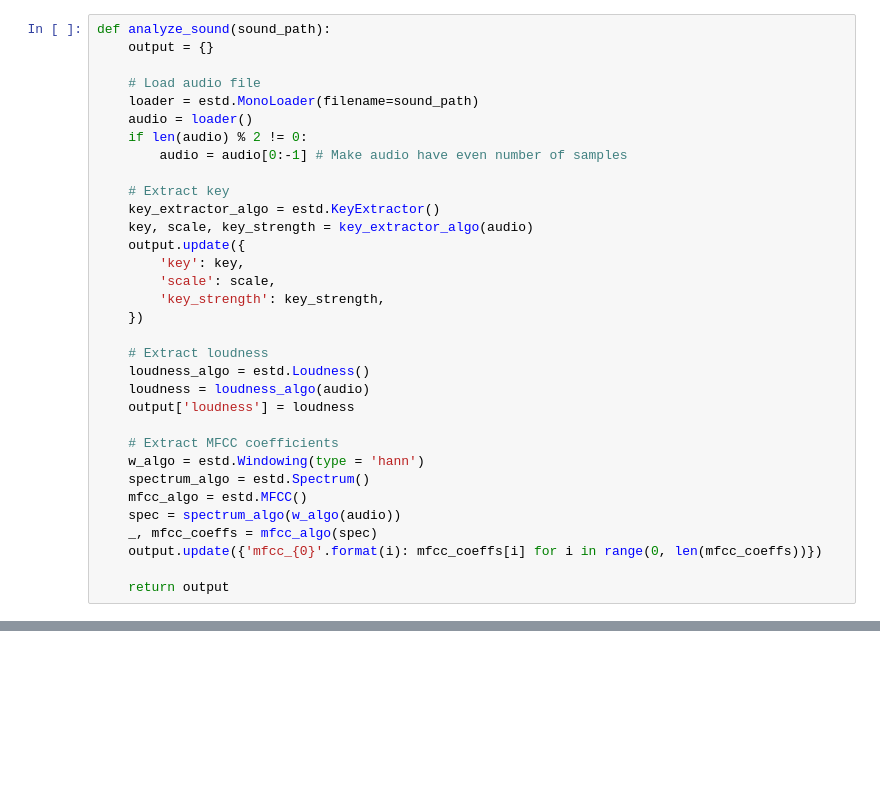
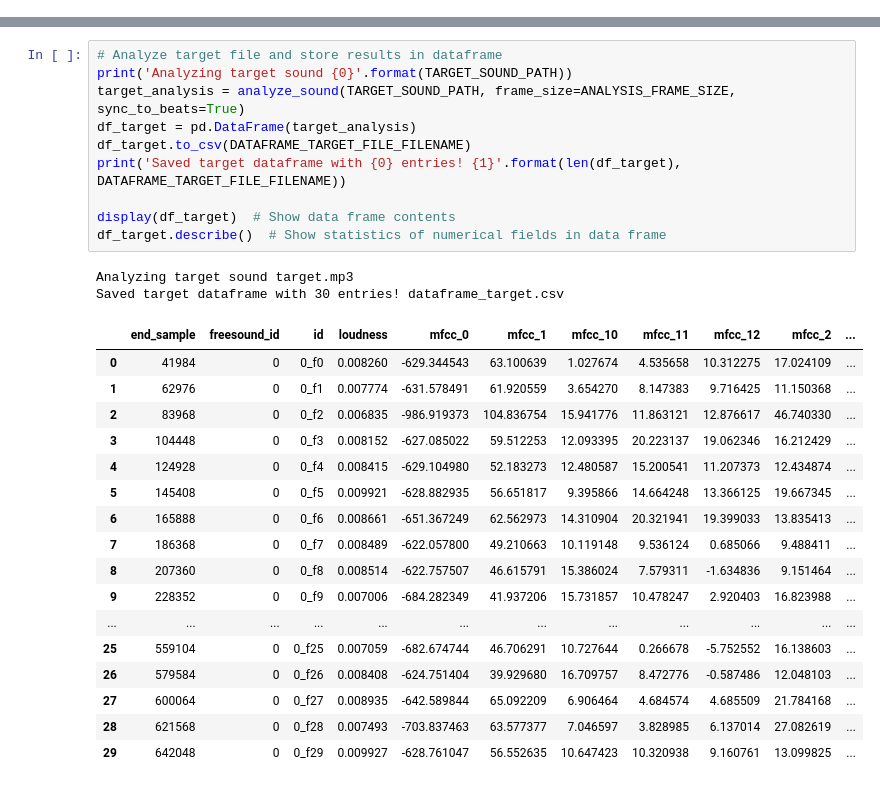
Before and after one commit to ffont/amplab-freesound, a Jupyter notebook: AMPLAB - Analyze dataset.ipynb, the cells around one changed output, grey strips where cells are left out. Drawn from its saved outputs; the diff is of its cells as text; blank space fills up the shorter version.

```diff
--- a/AMPLAB - Analyze dataset.ipynb
+++ b/AMPLAB - Analyze dataset.ipynb
@@ -10,33 +14,0 @@ DATASET_FILENAME = 'dataset.csv'
-# %%
-def analyze_sound(sound_path):
-    output = {}
-
-    # Load audio file
-    loader = estd.MonoLoader(filename=sound_path)
-    audio = loader()
-    if len(audio) % 2 != 0:
-        audio = audio[0:-1] # Make audio have even number of samples
-
-    # Extract key
-    key_extractor_algo = estd.KeyExtractor()
-    key, scale, key_strength = key_extractor_algo(audio)
-    output.update({
-        'key': key,
-        'scale': scale,
-        'key_strength': key_strength,
-    })
-
-    # Extract loudness
-    loudness_algo = estd.Loudness()
-    loudness = loudness_algo(audio)
-    output['loudness'] = loudness
-
-    # Extract MFCC coefficients
-    w_algo = estd.Windowing(type = 'hann')
-    spectrum_algo = estd.Spectrum()
-    mfcc_algo = estd.MFCC()
-    spec = spectrum_algo(w_algo(audio))
-    _, mfcc_coeffs = mfcc_algo(spec)
-    output.update({'mfcc_{0}'.format(i): mfcc_coeffs[i] for i in range(0, len(mfcc_coeffs))})
-
-    return output
@@ -108,0 +134,30 @@ df.describe()
+# %%
+# Analyze target file and store results in dataframe
+print('Analyzing target sound {0}'.format(TARGET_SOUND_PATH))
+target_analysis = analyze_sound(TARGET_SOUND_PATH, frame_size=ANALYSIS_FRAME_SIZE, sync_to_beats=True)
+df_target = pd.DataFrame(target_analysis)
+df_target.to_csv(DATAFRAME_TARGET_FILE_FILENAME)
+print('Saved target dataframe with {0} entries! {1}'.format(len(df_target), DATAFRAME_TARGET_FILE_FILENAME))
+
+display(df_target)  # Show data frame contents
+df_target.describe()  # Show statistics of numerical fields in data frame
+# %% [output]
+Analyzing target sound target.mp3
+Saved target dataframe with 30 entries! dataframe_target.csv
+|  | end_sample | freesound_id | id | loudness | mfcc_0 | mfcc_1 | mfcc_10 | mfcc_11 | mfcc_12 | mfcc_2 | ... |
+| 0 | 41984 | 0 | 0_f0 | 0.008260 | -629.344543 | 63.100639 | 1.027674 | 4.535658 | 10.312275 | 17.024109 | ... |
+| 1 | 62976 | 0 | 0_f1 | 0.007774 | -631.578491 | 61.920559 | 3.654270 | 8.147383 | 9.716425 | 11.150368 | ... |
+| 2 | 83968 | 0 | 0_f2 | 0.006835 | -986.919373 | 104.836754 | 15.941776 | 11.863121 | 12.876617 | 46.740330 | ... |
+| 3 | 104448 | 0 | 0_f3 | 0.008152 | -627.085022 | 59.512253 | 12.093395 | 20.223137 | 19.062346 | 16.212429 | ... |
+| 4 | 124928 | 0 | 0_f4 | 0.008415 | -629.104980 | 52.183273 | 12.480587 | 15.200541 | 11.207373 | 12.434874 | ... |
+| 5 | 145408 | 0 | 0_f5 | 0.009921 | -628.882935 | 56.651817 | 9.395866 | 14.664248 | 13.366125 | 19.667345 | ... |
+| 6 | 165888 | 0 | 0_f6 | 0.008661 | -651.367249 | 62.562973 | 14.310904 | 20.321941 | 19.399033 | 13.835413 | ... |
+| 7 | 186368 | 0 | 0_f7 | 0.008489 | -622.057800 | 49.210663 | 10.119148 | 9.536124 | 0.685066 | 9.488411 | ... |
+| 8 | 207360 | 0 | 0_f8 | 0.008514 | -622.757507 | 46.615791 | 15.386024 | 7.579311 | -1.634836 | 9.151464 | ... |
+| 9 | 228352 | 0 | 0_f9 | 0.007006 | -684.282349 | 41.937206 | 15.731857 | 10.478247 | 2.920403 | 16.823988 | ... |
+| ... | ... | ... | ... | ... | ... | ... | ... | ... | ... | ... | ... |
+| 25 | 559104 | 0 | 0_f25 | 0.007059 | -682.674744 | 46.706291 | 10.727644 | 0.266678 | -5.752552 | 16.138603 | ... |
+| 26 | 579584 | 0 | 0_f26 | 0.008408 | -624.751404 | 39.929680 | 16.709757 | 8.472776 | -0.587486 | 12.048103 | ... |
+| 27 | 600064 | 0 | 0_f27 | 0.008935 | -642.589844 | 65.092209 | 6.906464 | 4.684574 | 4.685509 | 21.784168 | ... |
+| 28 | 621568 | 0 | 0_f28 | 0.007493 | -703.837463 | 63.577377 | 7.046597 | 3.828985 | 6.137014 | 27.082619 | ... |
+| 29 | 642048 | 0 | 0_f29 | 0.009927 | -628.761047 | 56.552635 | 10.647423 | 10.320938 | 9.160761 | 13.099825 | ... |
```
Also changed, not shown: parts of 9 cells of this notebook, 3 other files.
